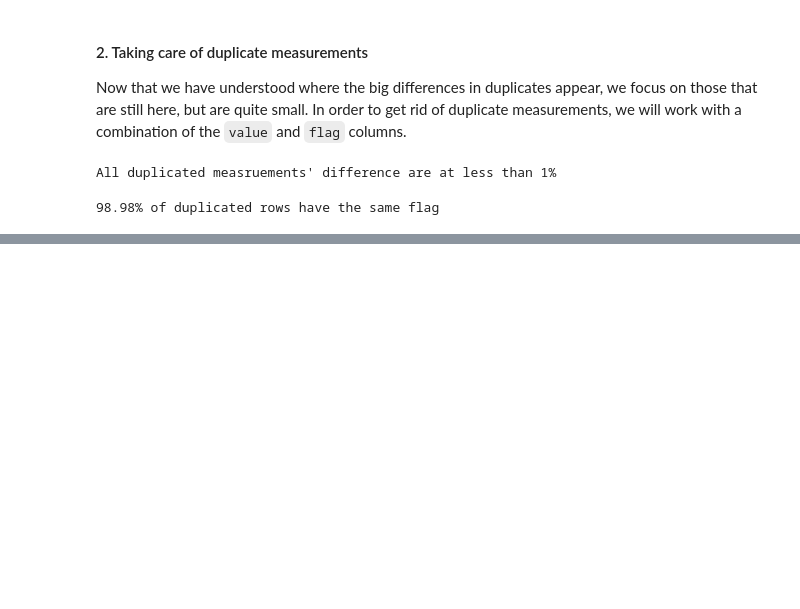
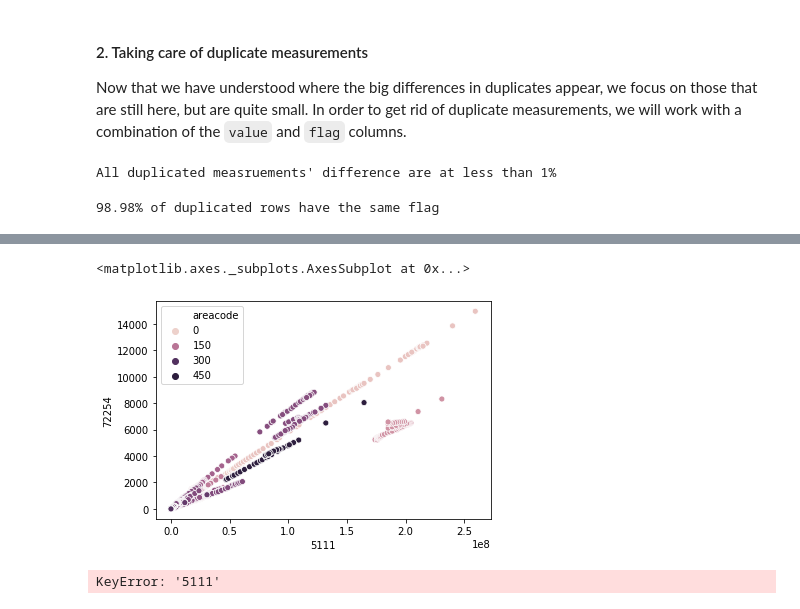
Before and after one commit to ChatPerche/ADA_Project, a Jupyter notebook: Milestone_2.ipynb, the cells around one changed output, grey strips where cells are left out. Cells and saved outputs as stored; diff of their text form; code cells hidden in the pictures; blank space fills up the shorter version.

```diff
--- a/Milestone_2.ipynb
+++ b/Milestone_2.ipynb
@@ -645,0 +714,9 @@ print("{:.2f}% of duplicated rows have the same flag".format(same_flag.shape[0]/
+# %%
+sns.scatterplot(x=cattle[5111], y=cattle[72254], hue=cattle.areacode)
+# %% [output]
+<matplotlib.axes._subplots.AxesSubplot at 0x...>
+[figure, added]
+# %%
+cattle["5111"]
+# %% [output]
+KeyError: '5111'
```
Also changed, not shown: parts of 21 cells of this notebook, 1 other file.
